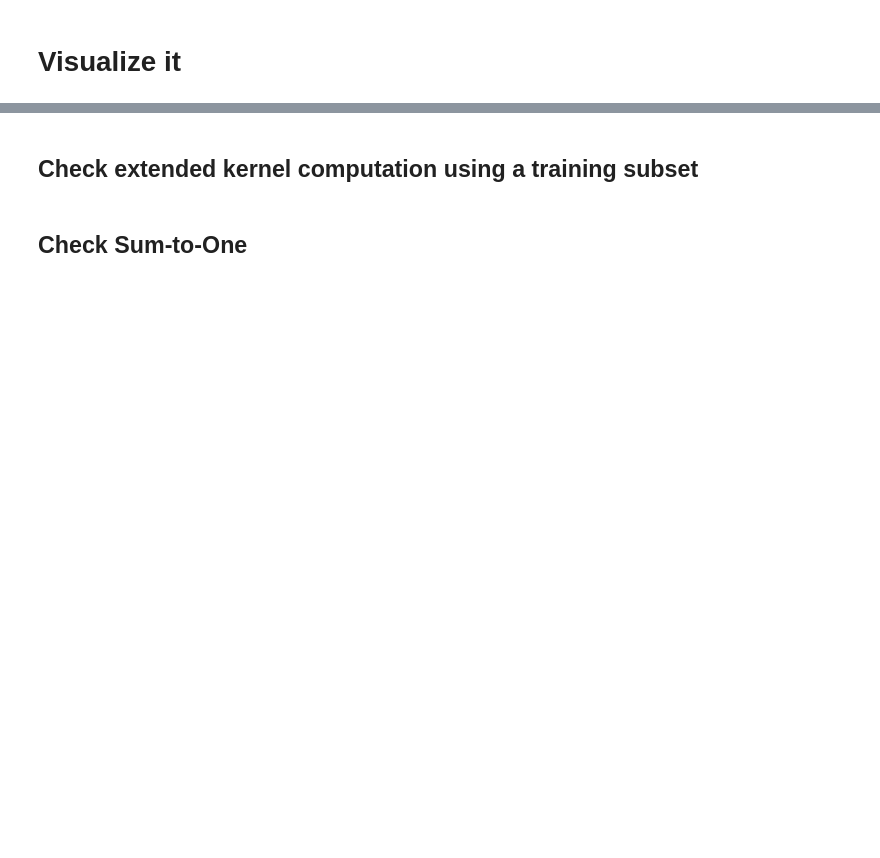
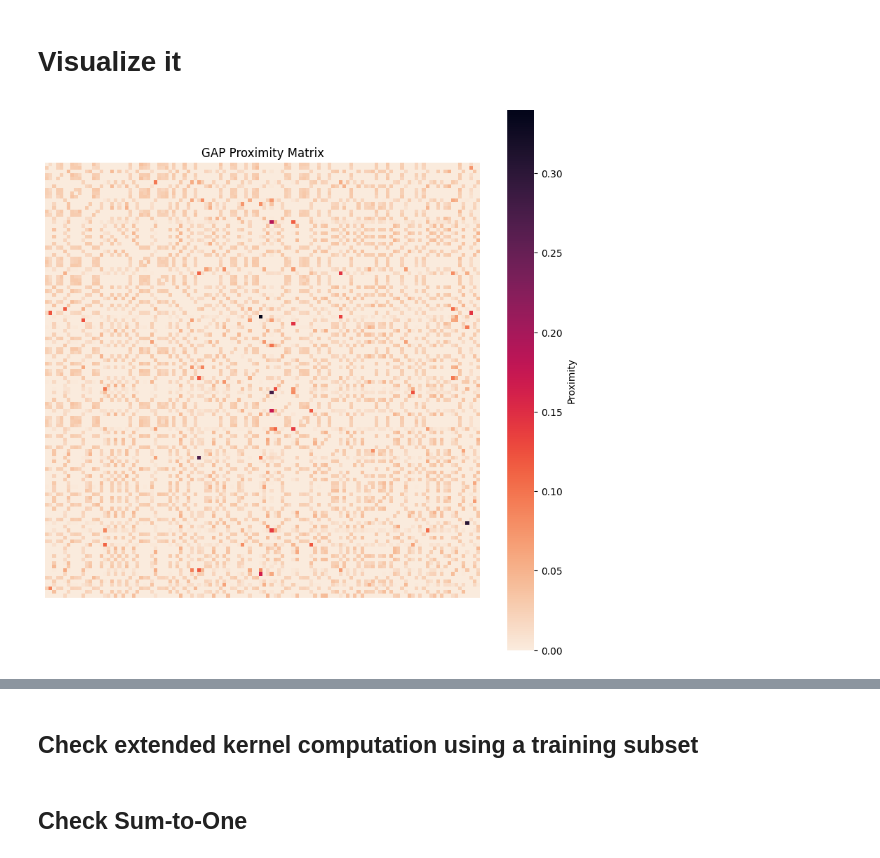
Before and after one commit to jakerhodes/RF-GAP-Python, a Jupyter notebook: demo.ipynb, the cells around one changed output, grey strips where cells are left out. Drawn from its saved outputs; the diff is of its cells as text; code cells hidden in the pictures; blank space fills up the shorter version.

```diff
--- a/demo.ipynb
+++ b/demo.ipynb
@@ -16,8 +16,8 @@ import seaborn as sns
 # %%
 seed = 42
 
-kernel_method = 'original'
-model_type = 'xgb'
+kernel_method = 'gap'
+model_type = 'rf'
 
 force_symmetric = False
 force_nonzero_diag = False
@@ -25,7 +25,7 @@ normalize_diagonal = False
 oob_score = True
 max_samples = None
 
-n_estimators = 10
+n_estimators = 100
 max_depth = 0 if model_type == 'xgb' else None
 verbose=1
 n_jobs = -1
@@ -36,7 +36,7 @@ test_size=0.2
 
 # data = pd.read_parquet('/NOBACKUP/aumona/projects/RF-GAP-Python/data/sign_mnist_train.parquet')
 # data = pd.read_parquet('/NOBACKUP/aumona/projects/RF-GAP-Python/data/tv_news_combined.parquet')
-data = pd.read_parquet('/NOBACKUP/aumona/projects/RF-GAP-Python/data/pbmc.parquet')
+data = pd.read_csv('/Users/aumona/Projects/RF-GAP-Python/data/iris.csv')
 
 
 x, y   = dataprep(data)
@@ -76,13 +79,14 @@ rf = ForestKernel(y = y_train, kernel_method = kernel_method, model_type=model_t
            max_depth = max_depth,
 
            #XGBoost parameters
-           device='cuda',
+        #    device='cuda',
 
 
            # LigthGBM parameters
             #    num_leaves = 1023,
             #    num_leaves = 131072,
             #    min_data_in_leaf=1
+
            )
 # %%
 rf.fit(x_train, y_train)
@@ -142,35 +152,37 @@ Proximity matrix shape: (54840, 54840), NNZ: 2995485526, Density: 0.996029802366
 # %% [markdown]
 # Visualize it
 # %%
-# prox_mat = prox.toarray()
+prox_mat = prox.toarray()
 
-# # mask diagonal to emphasize off-diagonal proximities
-# mask = np.eye(prox_mat.shape[0], dtype=bool)
-# mask=None
+# mask diagonal to emphasize off-diagonal proximities
+mask = np.eye(prox_mat.shape[0], dtype=bool)
+mask=None
 
-# fig, ax = plt.subplots(figsize=(10, 10))
-# sns.heatmap(prox_mat, ax=ax, cmap='rocket_r', vmin=0, vmax=prox_mat.max(),
-#             mask=mask,
-#             xticklabels=False, yticklabels=False, square=True, cbar_kws={'label': 'Proximity'})
-# ax.set_title(f'{kernel_method.upper()} Proximity Matrix')
-# plt.show()
+fig, ax = plt.subplots(figsize=(10, 10))
+sns.heatmap(prox_mat, ax=ax, cmap='rocket_r', vmin=0, vmax=prox_mat.max(),
+            mask=mask,
+            xticklabels=False, yticklabels=False, square=True, cbar_kws={'label': 'Proximity'})
+ax.set_title(f'{kernel_method.upper()} Proximity Matrix')
+plt.show()
 
-# # Check row sums
-# row_sums = prox_mat.sum(axis=1)
-# print("Row sums :")
-# print(row_sums)
+# Check row sums
+row_sums = prox_mat.sum(axis=1)
+print("Row sums :")
+print(row_sums)
 
-# # Check column sums
-# col_sums = prox_mat.sum(axis=0)
-# print("Column sums :")
-# print(col_sums)
+# Check column sums
+col_sums = prox_mat.sum(axis=0)
+print("Column sums :")
+print(col_sums)
 
-# # Show diagonal values
-# diag = prox.diagonal()
-# print("Diagonal values:")
-# print(diag)
+# Show diagonal values
+diag = prox.diagonal()
+print("Diagonal values:")
+print(diag)
 
-# # Show max off diagonal value
-# off_diag_max = prox_mat - np.diag(diag)
-# print("Max off-diagonal value:")
-# print(off_diag_max.max())
+# Show max off diagonal value
+off_diag_max = prox_mat - np.diag(diag)
+print("Max off-diagonal value:")
+print(off_diag_max.max())
+# %% [output]
+[figure, added]
```
Also changed, not shown: parts of 9 cells of this notebook.
